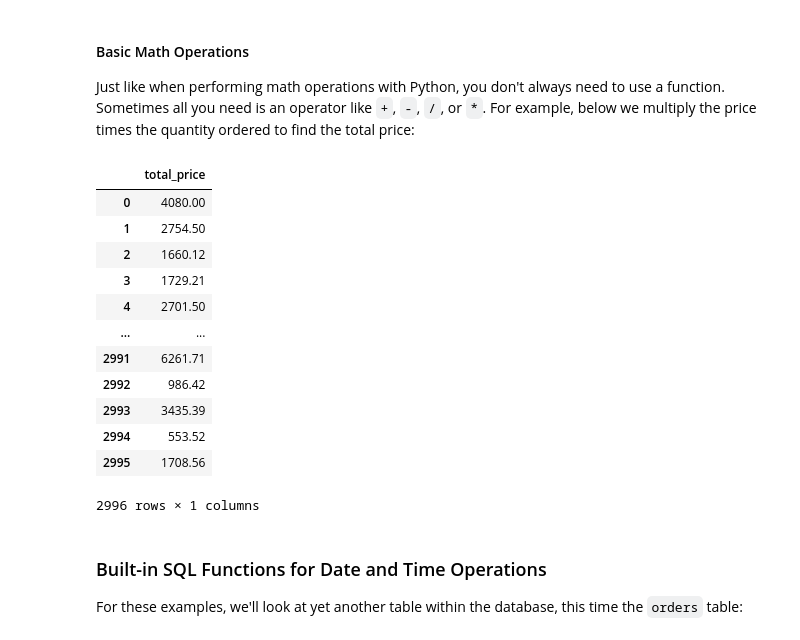
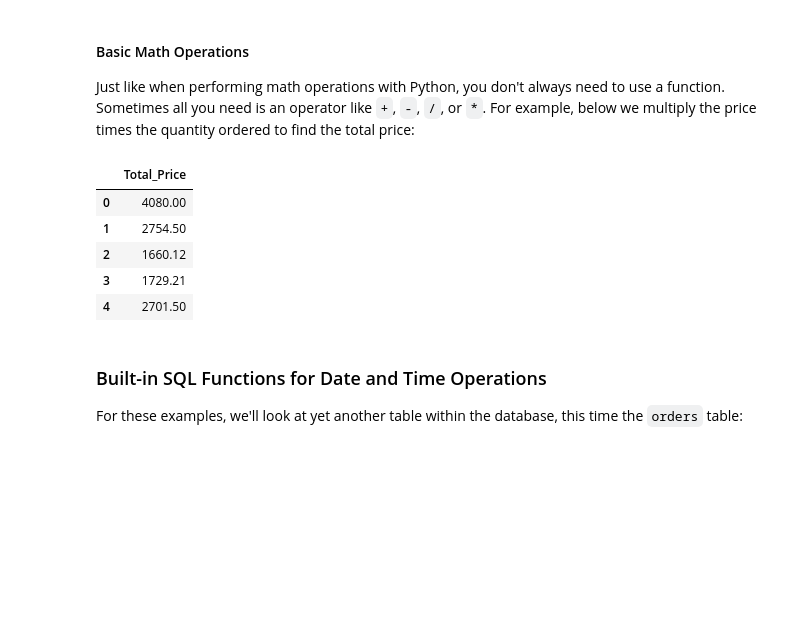
Before and after one commit to rurigi-waweru/dsfpt10-p2-03-selecting-data-with-sql-v2-4-r, a Jupyter notebook: index.ipynb, the cells around one changed output. Saved outputs shown, nothing was run; the diff lists cells and outputs as text; code cells hidden in the pictures; blank space fills up the shorter version.

```diff
--- a/index.ipynb
+++ b/index.ipynb
@@ -453,24 +453,20 @@ Just like when performing math operations with Python, you don't always need to
 # %%
 pd.read_sql("""
 SELECT
-      priceEach * quantityOrdered AS total_price
+      priceEach * quantityOrdered AS Total_Price
+
 FROM
       orderDetails;
-""", conn)
+""", conn).head()
+# alternative
+## CAST((priceEach * quantityOrdered) AS INTEGER) AS Total_Price
 # %% [output]
-|  | total_price |
+|  | Total_Price |
 | 0 | 4080.00 |
 | 1 | 2754.50 |
 | 2 | 1660.12 |
 | 3 | 1729.21 |
 | 4 | 2701.50 |
-| ... | ... |
-| 2991 | 6261.71 |
-| 2992 | 986.42 |
-| 2993 | 3435.39 |
-| 2994 | 553.52 |
-| 2995 | 1708.56 |
-2996 rows × 1 columns
 # %% [markdown]
 ### Built-in SQL Functions for Date and Time Operations
 
```
Also changed, not shown: parts of 3 cells of this notebook.
